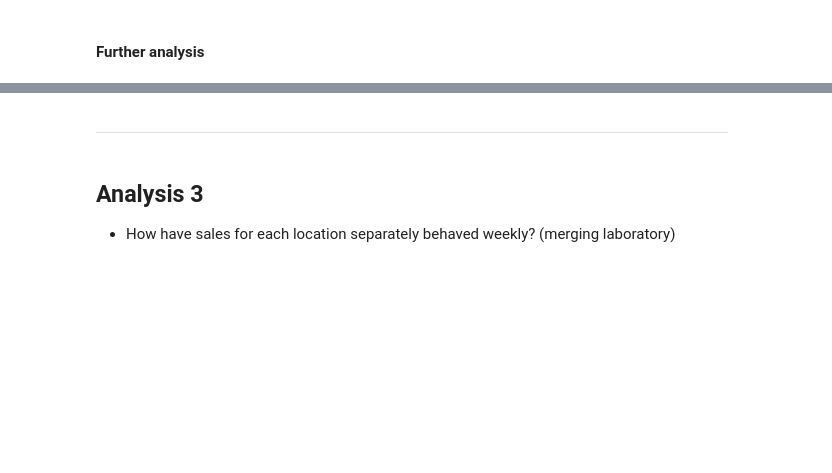
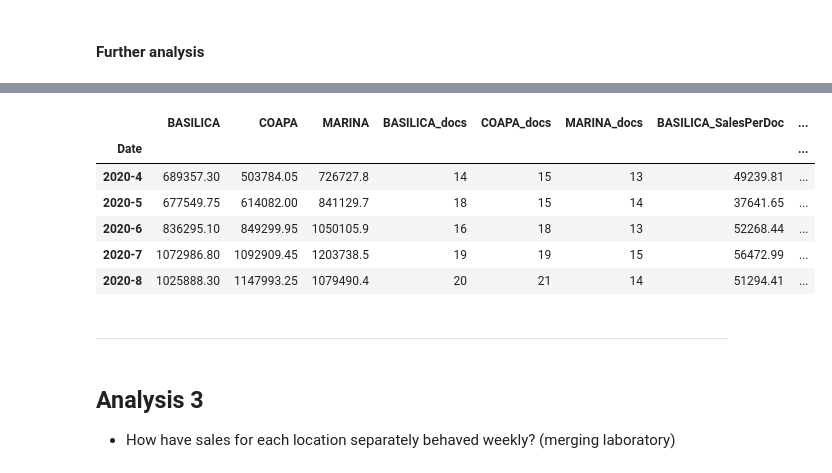
Before and after one commit to Roberto919/punto_clinico_pres, a Jupyter notebook: CoreB/BI/BI_nb.ipynb, the cells around one changed output, grey strips where cells are left out. Drawn from its saved outputs; the diff is of its cells as text; code cells hidden in the pictures; blank space fills up the shorter version.

Commit message:
Adding analysis about sales per number of doctors registered

```diff
--- a/CoreB/BI/BI_nb.ipynb
+++ b/CoreB/BI/BI_nb.ipynb
@@ -211,3 +226,43 @@ dfx
+# %%
+## Calculating sales per number of doctores registered (dataframe)
+
+#### Some data manipulation
+dfx2 = dfs.copy()
+dfx2.set_index(["BillDate"], inplace=True, drop=True)
+dfx2["Loc_hom"] = dfx2["SiteInfo"].apply(homologate_locations)
+dfx2["Date_str"] = dfx2.index.year.astype("str") + "-" + dfx2.index.month.astype("str")
+
+#### Filtering rows and columns
+rc = [
+    "Provider",
+    "Loc_hom",
+    "Date_str"
+]
+mr1 = (dfx2.index >= datetime(2020, 4, 1)) & (dfx2.index <= datetime(2020, 8, 31))
+dfx2 = dfx2.loc[mr1, rc]
+
+#### Setting index and grouping results
+dfx2.set_index(["Date_str"], inplace=True, drop=True)
+dfx2 = dfx2.groupby([dfx2.index, "Loc_hom"]).nunique().unstack(fill_value=0)
+dfx2.columns = dfx2.columns.droplevel()
+
+#### Merging this result with dataframe containing sales and cleaning entries
+dfx3 = dfx.join(dfx2, rsuffix="_docs")
+rc = [col for col in dfx3.columns if "_pc" not in col]
+dfx3 = dfx3.loc[:, rc]
+
+####
+for loc in [col for col in dfx3.columns if "_docs" not in col]:
+    dfx3[loc + "_SalesPerDoc"] = round(dfx3[loc]/dfx3[loc + "_docs"], 2)
+dfx3
+# %% [output]
+|  | BASILICA | COAPA | MARINA | BASILICA_docs | COAPA_docs | MARINA_docs | BASILICA_SalesPerDoc | ... |
+| Date |  |  |  |  |  |  |  | ... |
+| 2020-4 | 689357.30 | 503784.05 | 726727.8 | 14 | 15 | 13 | 49239.81 | ... |
+| 2020-5 | 677549.75 | 614082.00 | 841129.7 | 18 | 15 | 14 | 37641.65 | ... |
+| 2020-6 | 836295.10 | 849299.95 | 1050105.9 | 16 | 18 | 13 | 52268.44 | ... |
+| 2020-7 | 1072986.80 | 1092909.45 | 1203738.5 | 19 | 19 | 15 | 56472.99 | ... |
+| 2020-8 | 1025888.30 | 1147993.25 | 1079490.4 | 20 | 21 | 14 | 51294.41 | ... |
 # %% [markdown]
 ---
 # %% [markdown]
```
Also changed, not shown: parts of 26 cells of this notebook.
